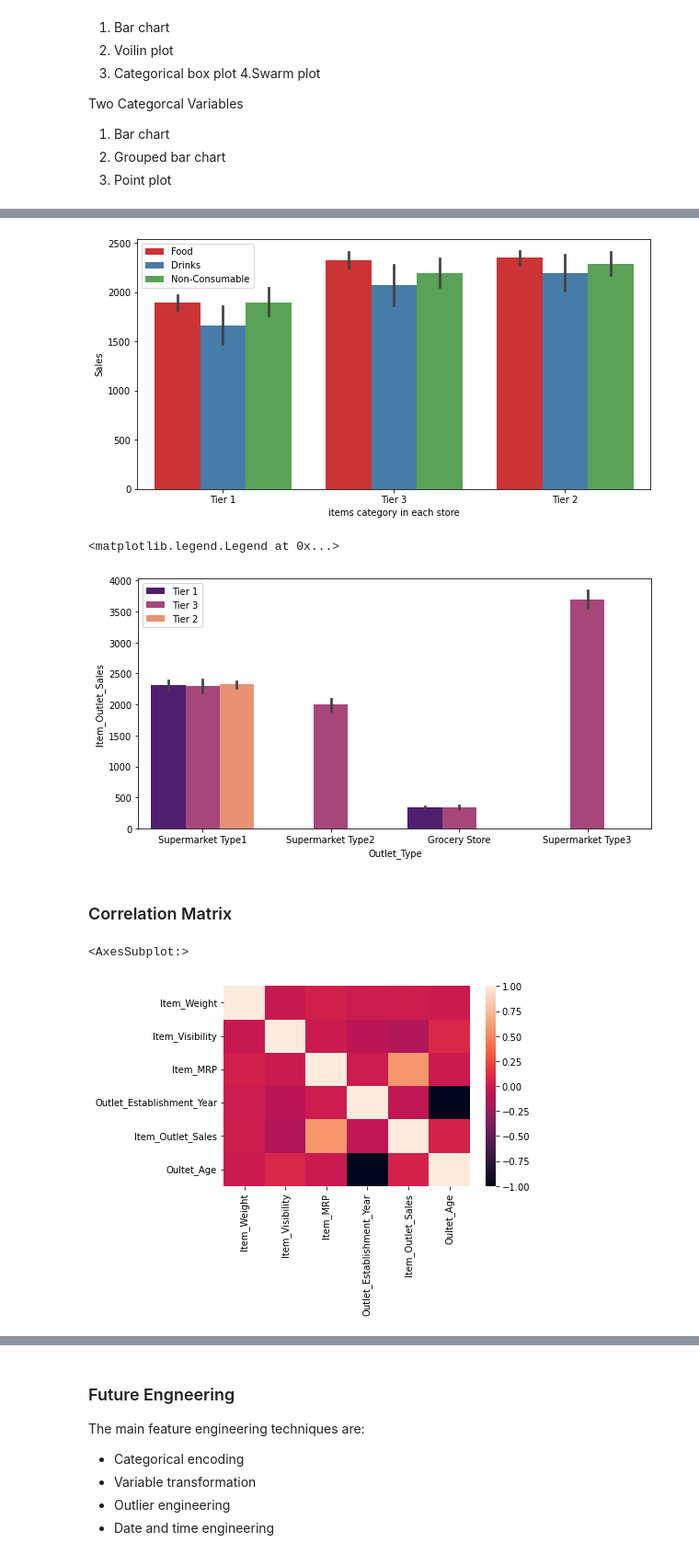
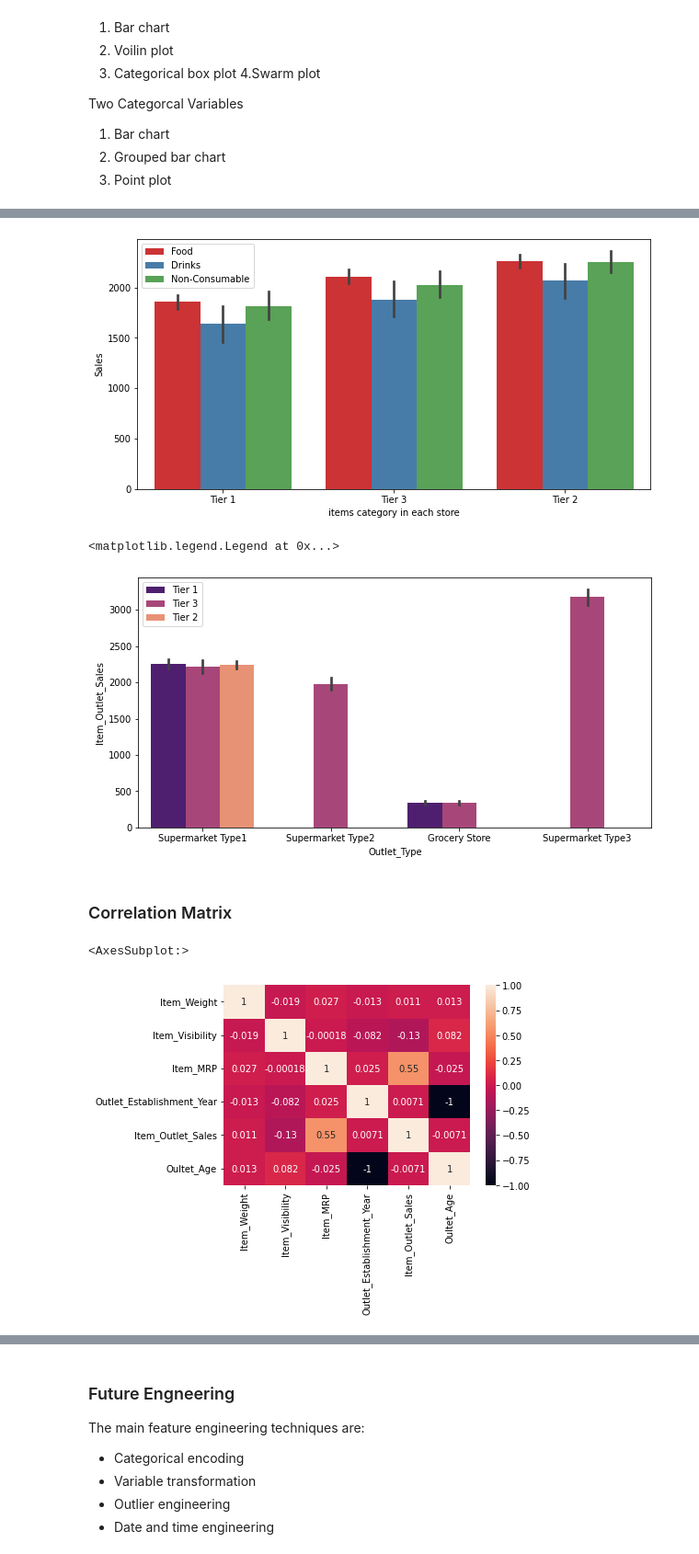
Before and after one commit to mebi-ali/BigMart-Sales-Predication, a Jupyter notebook: bigmart-sales-prediction-analysis.ipynb, the cells around one changed output, grey strips where cells are left out. Shown at 92% size. Drawn from its saved outputs; the diff is of its cells as text; code cells hidden in the pictures.

```diff
--- a/bigmart-sales-prediction-analysis.ipynb
+++ b/bigmart-sales-prediction-analysis.ipynb
@@ -245,7 +249,13 @@ Name: Item_Weight, Length: 415, dtype: int64
 **OutLet_Size** is a catogerial column, we can use **mode** to fill the values.
 # %%
 # Filling Outlet Size  missing values.
-data['Outlet_Size'] = data.Outlet_Size.fillna(data.Outlet_Size.dropna().mode()[0])
-# Checking if we filled all values
-print( 'Missing values after filling:' ,data.Outlet_Size.isnull().sum())
+# data['Outlet_Size'] = data.Outlet_Size.fillna(data.Outlet_Size.dropna().mode()[0])
+# # Checking if we filled all values
+# print( 'Missing values after filling:' ,data.Outlet_Size.isnull().sum())
+
+print('Missing Values in Item_Weight: ', len(data[data.Outlet_Size.isnull()]))
+miss_values = data.Outlet_Size.isnull()
+O_Size_avg = data.pivot_table(values='Outlet_Size', index='Outlet_Type', aggfunc=(lambda x: x.mode()[0]))
+data.loc[miss_values, 'Outlet_Size'] = data.loc[miss_values, 'Outlet_Type'].apply(lambda x:O_Size_avg.loc[x])
+print('Missing values after filling: ' , sum(data['Outlet_Size'].isnull()))
 # %% [output]
@@ -262,7 +272,10 @@ Text(0.5, 1.0, 'Item Wieght Distribution')
 # %% [markdown]
 No **Outliers** in **Item_wieght**, So we can replace **missing values** with its mean
 # %%
-# imputate missing values in item
-data['Item_Weight'] = data.Item_Weight.fillna(data.Item_Weight.dropna().mean())
-print('Missing values after filling: ', data.Item_Weight.isnull().sum())
+# imputate missing values in item weight
+print('Missing Values in Item_Weight: ', len(data[data.Item_Weight.isnull()]))
+miss_values = data.Item_Weight.isnull()
+item_wt_avg = data.pivot_table(values='Item_Weight', index ='Item_Identifier')
+data.loc[miss_values, 'Item_Weight'] = data.loc[miss_values, 'Item_Identifier'].apply(lambda x:item_wt_avg.loc[x])
+print('Missing values after filling: ' , sum(data['Item_Weight'].isnull()))
 # %% [output]
@@ -381,0 +411,13 @@ num_df.describe()
+# %%
+def outliers(df, feature):
+    Q1= df[feature].quantile(0.25)
+    Q3 = df[feature].quantile(0.75)
+    IQR = Q3 - Q1
+    upper_limit = Q3 + 1.5 * IQR
+    lower_limit = Q1 - 1.5 * IQR
+    return upper_limit, lower_limit
+
+upper, lower = outliers(data, "Item_Outlet_Sales")
+print("Upper whisker: ",upper)
+print("Lower Whisker: ",lower)
+data = data[(data['Item_Outlet_Sales'] > lower) & (data['Item_Outlet_Sales'] < upper)]
@@ -668,20 +719,21 @@ plt.ylabel('Sales', fontsize=10)
 plt.legend()
 plt.show()
 # %% [output]
-[figure, old version]
+[figure, new version]
 # %%
 plt.figure(figsize=(10,5))
 sns.barplot('Outlet_Type','Item_Outlet_Sales',hue='Outlet_Location_Type',data=data,palette='magma')
 plt.legend()
 # %% [output]
 <matplotlib.legend.Legend at 0x...>
-[figure, old version]
+[figure, new version]
 # %% [markdown]
 ### Correlation Matrix
 # %%
 # Correlation Matrix
-sns.heatmap(data.corr())
+plt.Figure(figsize=(20,5))
+sns.heatmap(data.corr(), annot=True)
 # %% [output]
 <AxesSubplot:>
-[figure, old version]
+[figure, new version]
 # %% [markdown]
```
Also changed, not shown: parts of 57 cells of this notebook.
